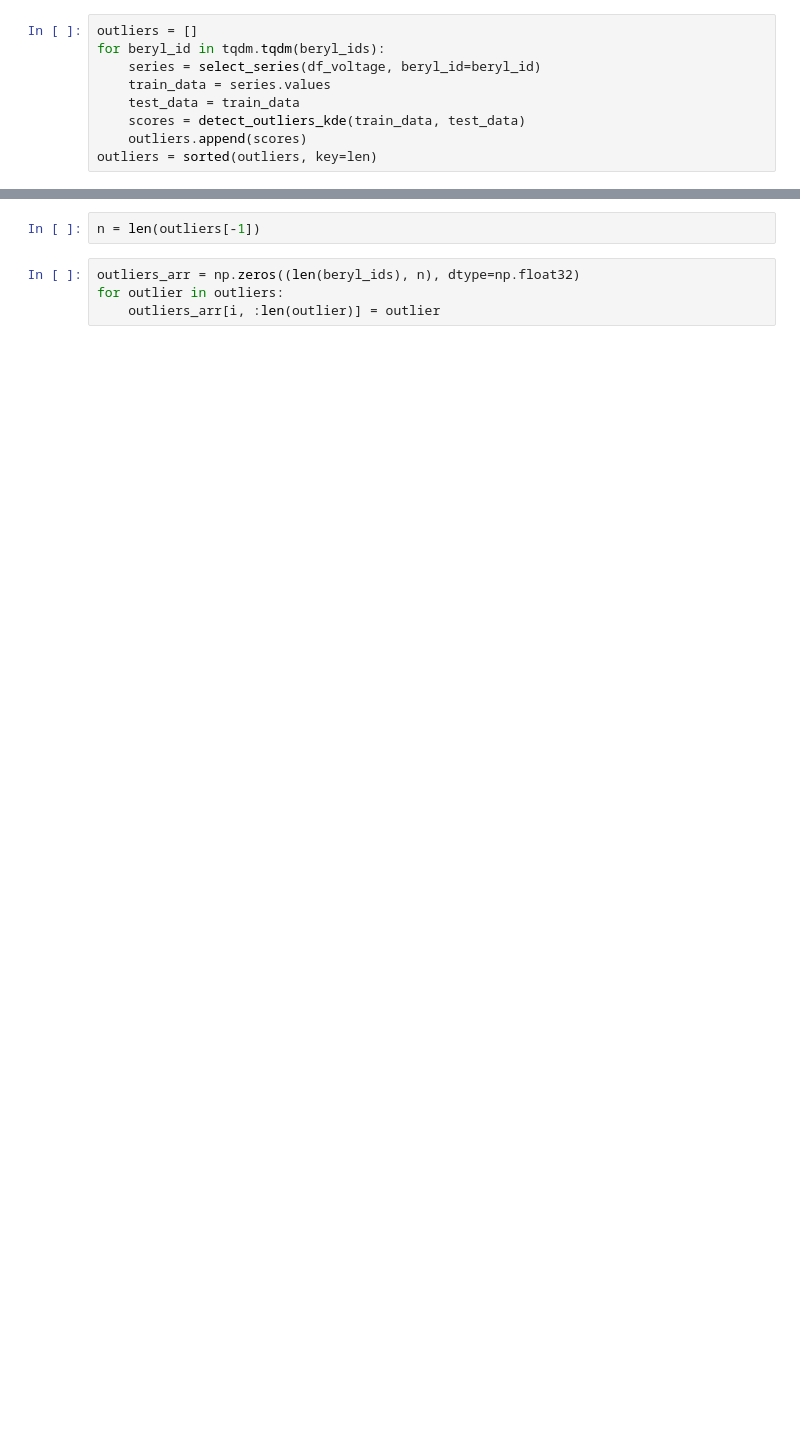
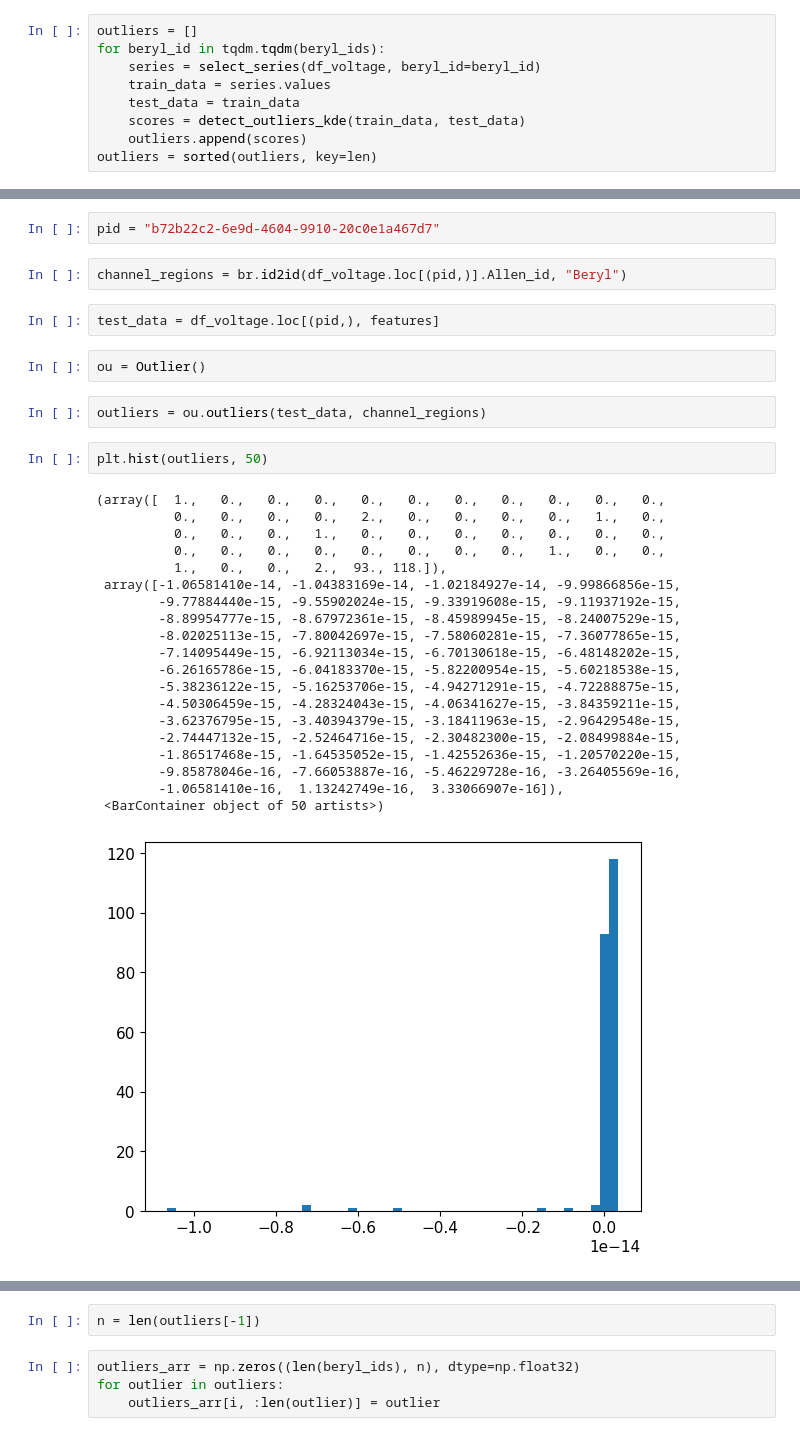
Before and after one commit to int-brain-lab/paper-ephys-atlas, a Jupyter notebook: sources/prominent_features/outlier_detection/notebook.ipynb, the cells around one changed output, grey strips where cells are left out. Cells and saved outputs as stored; diff of their text form; blank space fills up the shorter version.

Commit message:
Update outlier notebooks

```diff
--- a/sources/prominent_features/outlier_detection/notebook.ipynb
+++ b/sources/prominent_features/outlier_detection/notebook.ipynb
@@ -460,0 +548,33 @@ outliers = sorted(outliers, key=len)
+# %%
+pid = "b72b22c2-6e9d-4604-9910-20c0e1a467d7"
+# %%
+channel_regions = br.id2id(df_voltage.loc[(pid,)].Allen_id, "Beryl")
+# %%
+test_data = df_voltage.loc[(pid,), features]
+# %%
+ou = Outlier()
+# %%
+outliers = ou.outliers(test_data, channel_regions)
+# %%
+plt.hist(outliers, 50)
+# %% [output]
+(array([  1.,   0.,   0.,   0.,   0.,   0.,   0.,   0.,   0.,   0.,   0.,
+          0.,   0.,   0.,   0.,   2.,   0.,   0.,   0.,   0.,   1.,   0.,
+          0.,   0.,   0.,   1.,   0.,   0.,   0.,   0.,   0.,   0.,   0.,
+          0.,   0.,   0.,   0.,   0.,   0.,   0.,   0.,   1.,   0.,   0.,
+          1.,   0.,   0.,   2.,  93., 118.]),
+ array([-1.06581410e-14, -1.04383169e-14, -1.02184927e-14, -9.99866856e-15,
+        -9.77884440e-15, -9.55902024e-15, -9.33919608e-15, -9.11937192e-15,
+        -8.89954777e-15, -8.67972361e-15, -8.45989945e-15, -8.24007529e-15,
+        -8.02025113e-15, -7.80042697e-15, -7.58060281e-15, -7.36077865e-15,
+        -7.14095449e-15, -6.92113034e-15, -6.70130618e-15, -6.48148202e-15,
+        -6.26165786e-15, -6.04183370e-15, -5.82200954e-15, -5.60218538e-15,
+        -5.38236122e-15, -5.16253706e-15, -4.94271291e-15, -4.72288875e-15,
+        -4.50306459e-15, -4.28324043e-15, -4.06341627e-15, -3.84359211e-15,
+        -3.62376795e-15, -3.40394379e-15, -3.18411963e-15, -2.96429548e-15,
+        -2.74447132e-15, -2.52464716e-15, -2.30482300e-15, -2.08499884e-15,
+        -1.86517468e-15, -1.64535052e-15, -1.42552636e-15, -1.20570220e-15,
+        -9.85878046e-16, -7.66053887e-16, -5.46229728e-16, -3.26405569e-16,
+        -1.06581410e-16,  1.13242749e-16,  3.33066907e-16]),
+ <BarContainer object of 50 artists>)
+[figure, added]
```
Also changed, not shown: parts of 24 cells of this notebook, 1 other file.
